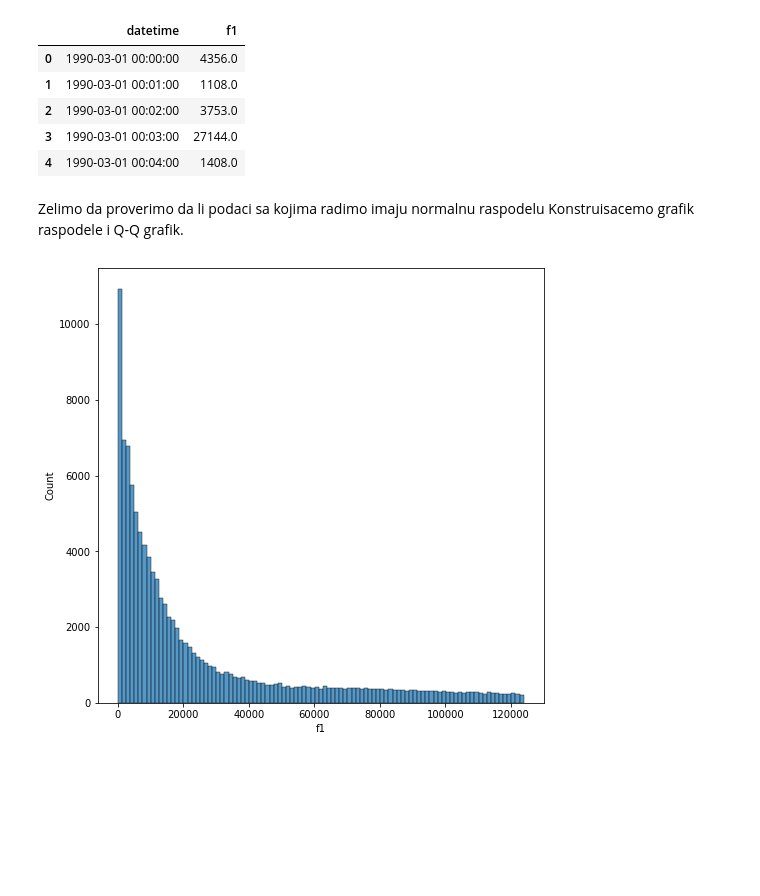
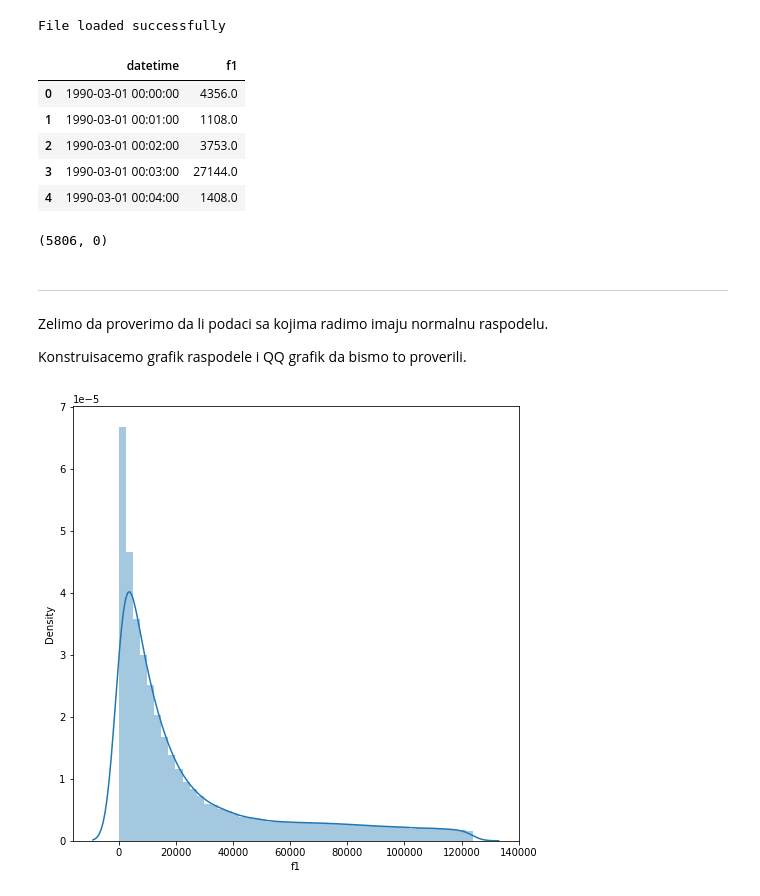
Before and after one commit to Sara18022/PowerTransformations, a Jupyter notebook: 02_data_transformations/data_transformation.ipynb, the cells around one changed output. Saved outputs shown, nothing was run; the diff lists cells and outputs as text; code cells hidden in the pictures; blank space fills up the shorter version.

```diff
--- a/02_data_transformations/data_transformation.ipynb
+++ b/02_data_transformations/data_transformation.ipynb
@@ -10,23 +23,44 @@ from datetime import date
 # %%
+import os
+
+# formiramo putanju do fajla
+current_dir = os.getcwd()
+
+file_name = 'timeseries_views_per_min.csv'
+file_path = os.path.join(current_dir, file_name)
+
+try:
+    data = pd.read_csv(file_path, index_col = 0)
+    print("File loaded successfully")
+except FileNotFoundError as e:
+    print(f"Error: {e}")
+
 # prikazujemo podatke
-data = pd.read_csv('/home/sara/Desktop/Naucno_izracunavanje/PowerTransformations/data_transformations/timeseries_views_per_min.csv', index_col = 0)
-
 df = data.reset_index()
 df['datetime'] = pd.to_datetime(df['datetime'])
 df.head()
 # %% [output]
+File loaded successfully
 |  | datetime | f1 |
 | 0 | 1990-03-01 00:00:00 | 4356.0 |
 | 1 | 1990-03-01 00:01:00 | 1108.0 |
 | 2 | 1990-03-01 00:02:00 | 3753.0 |
 | 3 | 1990-03-01 00:03:00 | 27144.0 |
 | 4 | 1990-03-01 00:04:00 | 1408.0 |
+# %%
+# isptujemo koliko nula i negativnih vrednosti imamo u skupu podataka sa kojim radimo
+len(df_log[df_log['f1'] == 0]), len(df_log[df_log['f1'] < 0])
+# %% [output]
+(5806, 0)
+# %% [markdown]
+----------------------------------------------------------------------------------------------------------------
 # %% [markdown]
-Zelimo da proverimo da li podaci sa kojima radimo imaju normalnu raspodelu
-Konstruisacemo grafik raspodele i Q-Q grafik.
+Zelimo da proverimo da li podaci sa kojima radimo imaju normalnu raspodelu.
+
+Konstruisacemo grafik raspodele i QQ grafik da bismo to proverili.
 # %%
 plt.figure(figsize = (8,8))
-sns.histplot(df['f1'])
+sns.distplot(df['f1'], kde=True)
 plt.show()
 # %% [output]
-[figure, old version]
+[figure, new version]
```
Also changed, not shown: parts of 34 cells of this notebook, 3 other files.
